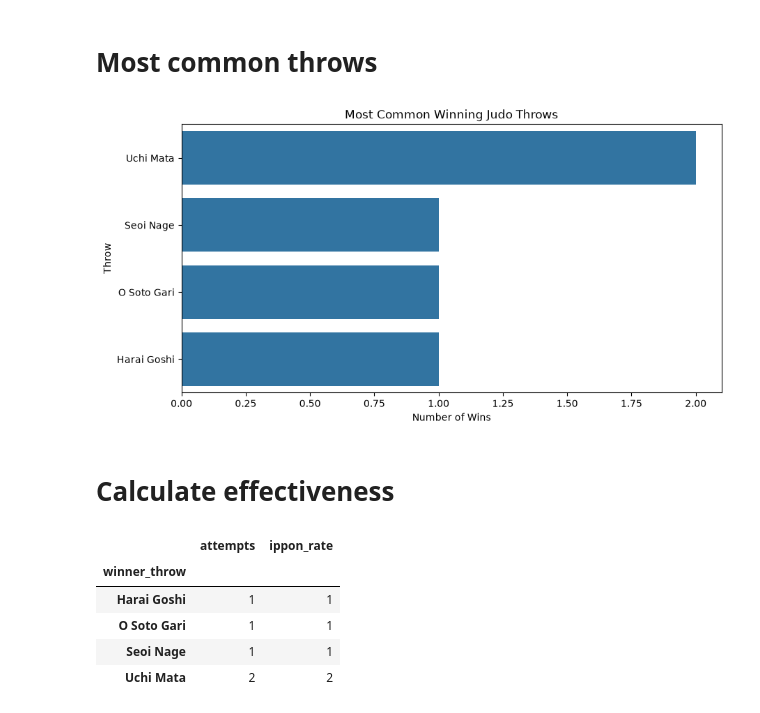
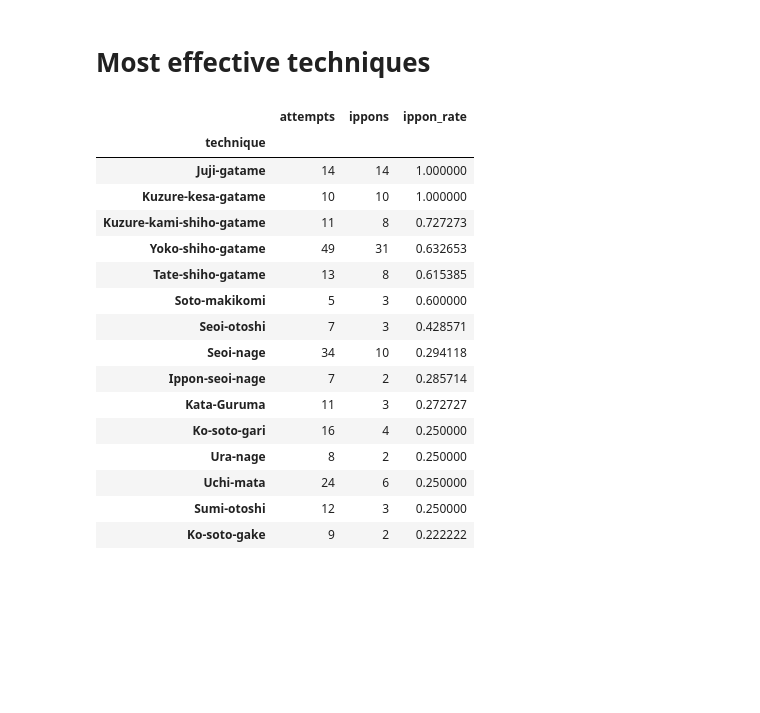
Before and after one commit to nimrodq/ijf-analytics, a Jupyter notebook: notebooks/judo_analysis.ipynb, the cells around one changed output. Cells and saved outputs as stored; diff of their text form; code cells hidden in the pictures; blank space fills up the shorter version.

Commit message:
Add judo technique analysis and weight class heatmap

```diff
--- a/notebooks/judo_analysis.ipynb
+++ b/notebooks/judo_analysis.ipynb
@@ -41,0 +64,8 @@ Name: count, dtype: int64
+# %%
+technique_df["is_ippon"] = (
+    technique_df["score_type"]
+    .isin([
+        "Ippon",
+        "Waza-ari-awasete-ippon"
+    ])
+)
@@ -42,34 +184,37 @@ Name: count, dtype: int64
 # %% [markdown]
-# Most common throws
+# Most effective techniques
-# %%
-plt.figure(figsize=(10,5))
-
-sns.countplot(
-    data=df,
-    y="winner_throw",
-    order=df["winner_throw"].value_counts().index
-)
-
-plt.title("Most Common Winning Judo Throws")
-plt.xlabel("Number of Wins")
-plt.ylabel("Throw")
-
-plt.show()
-# %% [output]
-[figure, removed]
-# %% [markdown]
-# Calculate effectiveness
-# %%
-throw_stats = df.groupby("winner_throw").agg(
-    attempts=("winner_throw","count"),
-    ippon_rate=("result_time","count")
-)
-
-throw_stats
-# %% [output]
-|  | attempts | ippon_rate |
-| winner_throw |  |  |
-| Harai Goshi | 1 | 1 |
-| O Soto Gari | 1 | 1 |
-| Seoi Nage | 1 | 1 |
-| Uchi Mata | 2 | 2 |
+# %%
+technique_ranking = (
+    technique_df
+    .groupby("technique")
+    .agg(
+        attempts=("technique", "count"),
+        ippons=("is_ippon", "sum"),
+        ippon_rate=("is_ippon", "mean")
+    )
+    .query("attempts >= 5")
+    .sort_values(
+        "ippon_rate",
+        ascending=False
+    )
+)
+
+technique_ranking.head(15)
+# %% [output]
+|  | attempts | ippons | ippon_rate |
+| technique |  |  |  |
+| Juji-gatame | 14 | 14 | 1.000000 |
+| Kuzure-kesa-gatame | 10 | 10 | 1.000000 |
+| Kuzure-kami-shiho-gatame | 11 | 8 | 0.727273 |
+| Yoko-shiho-gatame | 49 | 31 | 0.632653 |
+| Tate-shiho-gatame | 13 | 8 | 0.615385 |
+| Soto-makikomi | 5 | 3 | 0.600000 |
+| Seoi-otoshi | 7 | 3 | 0.428571 |
+| Seoi-nage | 34 | 10 | 0.294118 |
+| Ippon-seoi-nage | 7 | 2 | 0.285714 |
+| Kata-Guruma | 11 | 3 | 0.272727 |
+| Ko-soto-gari | 16 | 4 | 0.250000 |
+| Ura-nage | 8 | 2 | 0.250000 |
+| Uchi-mata | 24 | 6 | 0.250000 |
+| Sumi-otoshi | 12 | 3 | 0.250000 |
+| Ko-soto-gake | 9 | 2 | 0.222222 |
```
Also changed, not shown: parts of 21 cells of this notebook, 1 other file.
